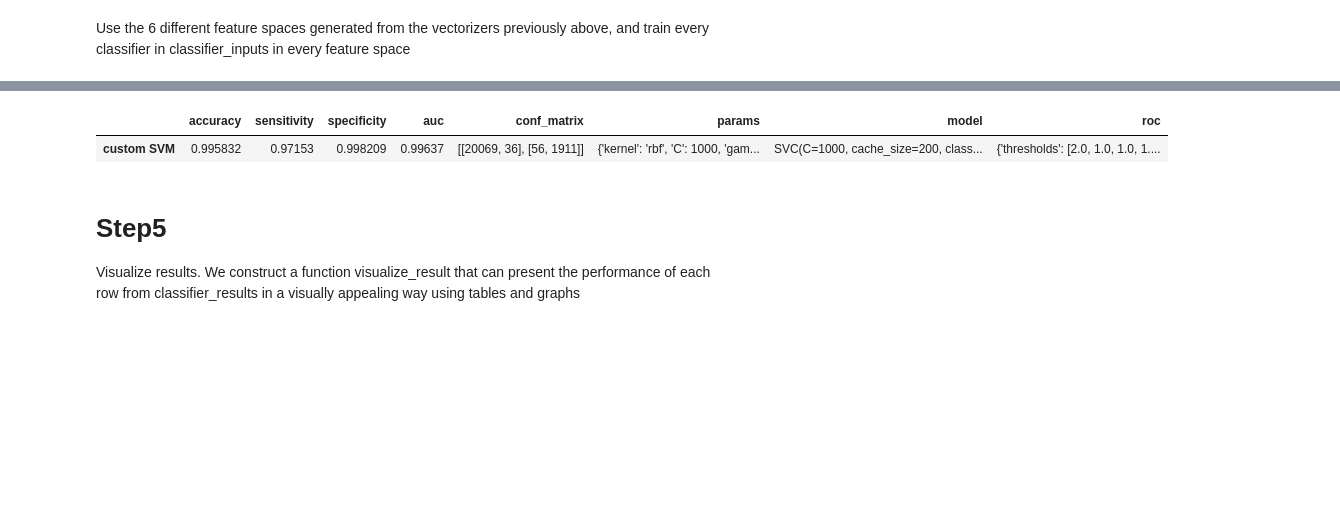
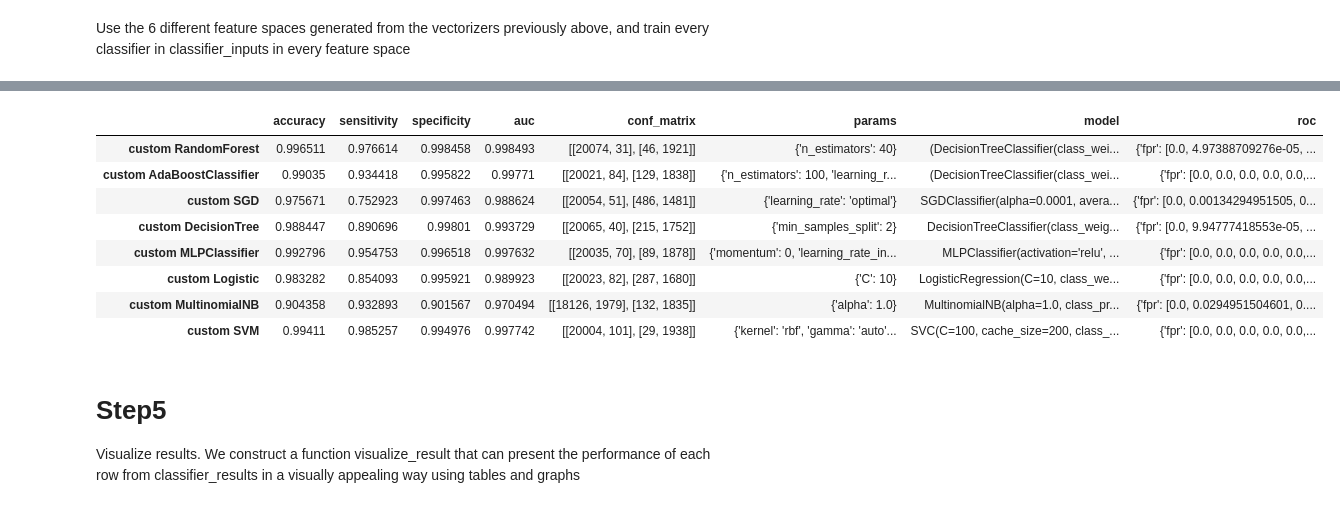
Before and after one commit to grananqvist/Machine-Learning-Web-Application-Firewall-and-Dataset, a Jupyter notebook: Data_analysis.ipynb, the cells around one changed output, grey strips where cells are left out. Saved outputs shown, nothing was run; the diff lists cells and outputs as text; code cells hidden in the pictures; blank space fills up the shorter version.

Commit message:
Scoring features, Trained all custom features with all algos

```diff
--- a/Data_analysis.ipynb
+++ b/Data_analysis.ipynb
@@ -951,10 +1046,17 @@ pickle.dump( classifier_results, open( "data/trained_classifiers.p", "wb" ) )
 # %%
 #OR load classifiers from pickle if already trained
-classifier_results = pickle.load( open( "data/trained_classifiers.p", "rb" ) )
-display(classifier_results)
+classifier_results_s33 = pickle.load( open( "data/trained_classifiers_custom.p", "rb" ) )
+display(classifier_results_s33)
 # %% [output]
 |  | accuracy | sensitivity | specificity | auc | conf_matrix | params | model | roc |
-| custom SVM | 0.995832 | 0.97153 | 0.998209 | 0.99637 | [[20069, 36], [56, 1911]] | {'kernel': 'rbf', 'C': 1000, 'gam... | SVC(C=1000, cache_size=200, class... | {'thresholds': [2.0, 1.0, 1.0, 1.... |
+| custom RandomForest | 0.996511 | 0.976614 | 0.998458 | 0.998493 | [[20074, 31], [46, 1921]] | {'n_estimators': 40} | (DecisionTreeClassifier(class_wei... | {'fpr': [0.0, 4.97388709276e-05, ... |
+| custom AdaBoostClassifier | 0.99035 | 0.934418 | 0.995822 | 0.99771 | [[20021, 84], [129, 1838]] | {'n_estimators': 100, 'learning_r... | (DecisionTreeClassifier(class_wei... | {'fpr': [0.0, 0.0, 0.0, 0.0, 0.0,... |
+| custom SGD | 0.975671 | 0.752923 | 0.997463 | 0.988624 | [[20054, 51], [486, 1481]] | {'learning_rate': 'optimal'} | SGDClassifier(alpha=0.0001, avera... | {'fpr': [0.0, 0.00134294951505, 0... |
+| custom DecisionTree | 0.988447 | 0.890696 | 0.99801 | 0.993729 | [[20065, 40], [215, 1752]] | {'min_samples_split': 2} | DecisionTreeClassifier(class_weig... | {'fpr': [0.0, 9.94777418553e-05, ... |
+| custom MLPClassifier | 0.992796 | 0.954753 | 0.996518 | 0.997632 | [[20035, 70], [89, 1878]] | {'momentum': 0, 'learning_rate_in... | MLPClassifier(activation='relu', ... | {'fpr': [0.0, 0.0, 0.0, 0.0, 0.0,... |
+| custom Logistic | 0.983282 | 0.854093 | 0.995921 | 0.989923 | [[20023, 82], [287, 1680]] | {'C': 10} | LogisticRegression(C=10, class_we... | {'fpr': [0.0, 0.0, 0.0, 0.0, 0.0,... |
+| custom MultinomialNB | 0.904358 | 0.932893 | 0.901567 | 0.970494 | [[18126, 1979], [132, 1835]] | {'alpha': 1.0} | MultinomialNB(alpha=1.0, class_pr... | {'fpr': [0.0, 0.0294951504601, 0.... |
+| custom SVM | 0.99411 | 0.985257 | 0.994976 | 0.997742 | [[20004, 101], [29, 1938]] | {'kernel': 'rbf', 'gamma': 'auto'... | SVC(C=100, cache_size=200, class_... | {'fpr': [0.0, 0.0, 0.0, 0.0, 0.0,... |
 # %% [markdown]
 # Step5
 Visualize results. We construct a function visualize_result that can present the performance of each row from classifier_results in a visually appealing way using tables and graphs
```
Also changed, not shown: parts of 24 cells of this notebook, 8 other files.
